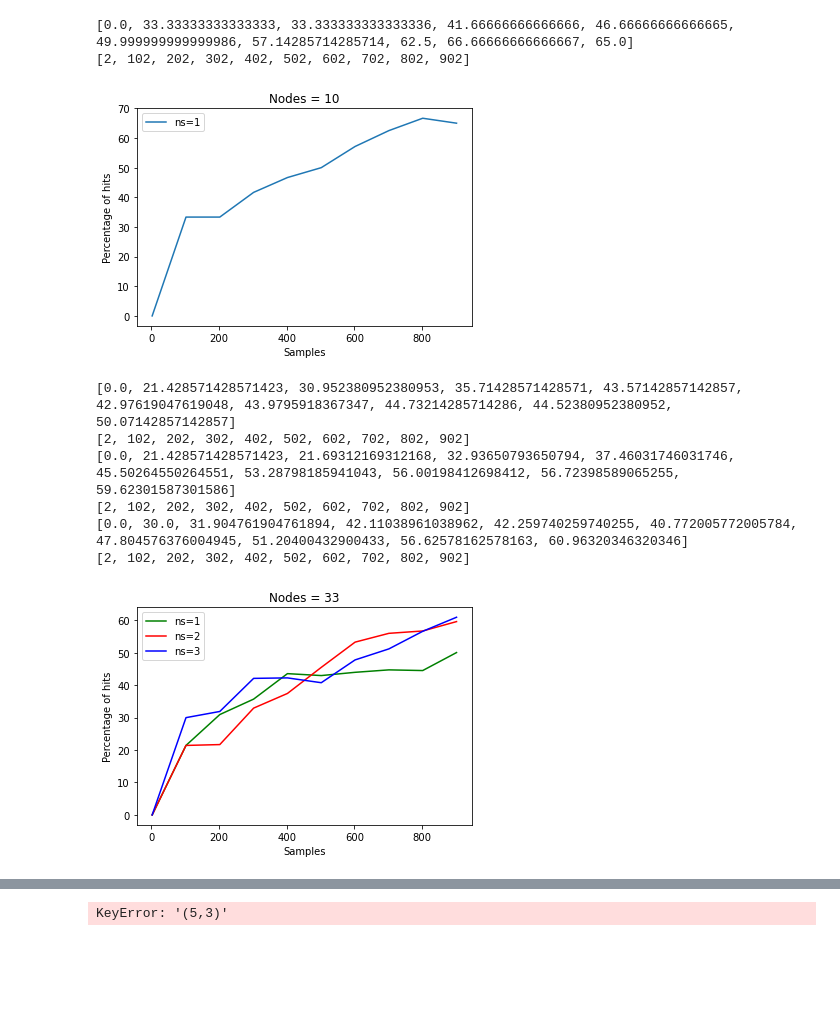
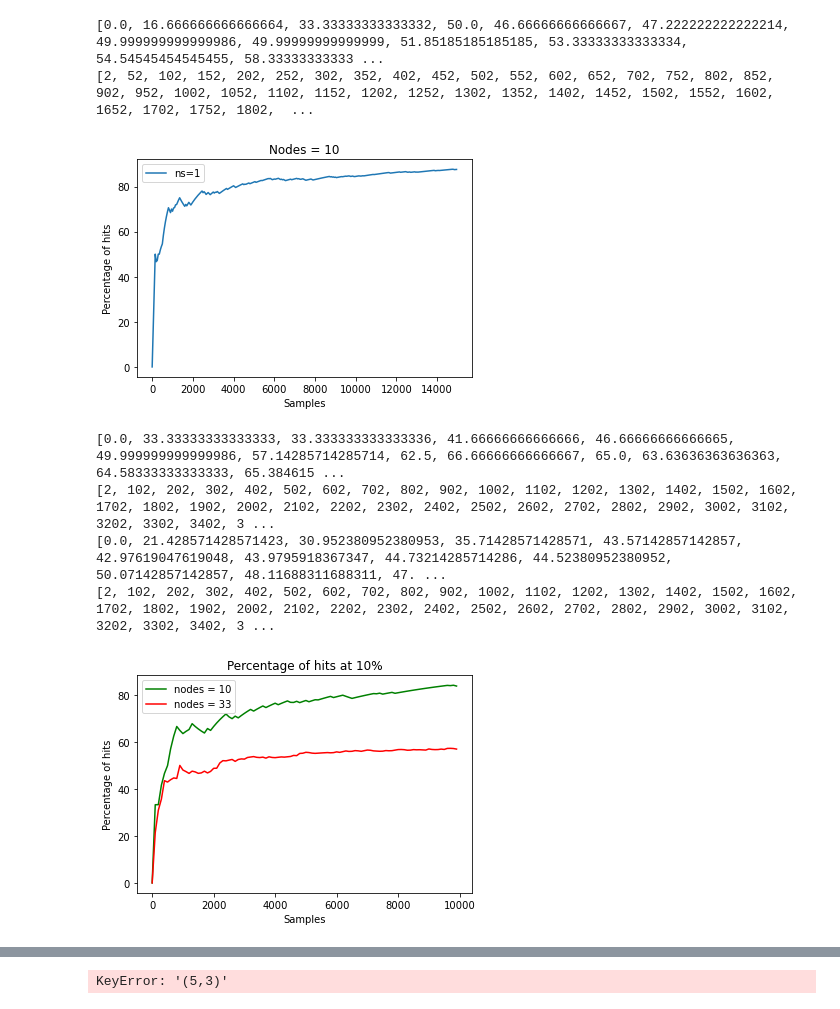
Before and after one commit to garagond/Causalnference, a Jupyter notebook: CausalInference.ipynb, the cells around one changed output, grey strips where cells are left out. Saved outputs shown, nothing was run; the diff lists cells and outputs as text; code cells hidden in the pictures; blank space fills up the shorter version.

```diff
--- a/CausalInference.ipynb
+++ b/CausalInference.ipynb
@@ -52,7 +52,7 @@ for n in nodes:
         plt.legend()
         plt.show()
     elif n==33:
-        ns = [1,2,3]
+        ns = [3,13,20]
         for num, c in zip(ns,color):
             p_hits, s = causalInference(n,num)
             plt.plot(s,p_hits, label = ("ns=" + str(num)), color = c)
@@ -65,43 +65,36 @@ for n in nodes:
         ns = [2,4,6]
         for num, c in zip(ns,color):
             p_hits, s = causalInference(n,num)
             plt.plot(s,p_hits, label = ("ns=" + str(num)), color = c)
             plt.title("Nodes = 55")
             plt.xlabel("Samples")
             plt.ylabel("Percentage of hits")
             plt.legend()
         plt.show()
     elif n==77:
         ns = [3,5,7]
         for num, c in zip(ns,color):
             p_hits, s = causalInference(n,num)
             plt.plot(s,p_hits, label = ("ns=" + str(num)), color = c)
             plt.title("Nodes = 77")
             plt.xlabel("Samples")
             plt.ylabel("Percentage of hits")
             plt.legend()
         plt.show()
     elif n==100:
         ns = [3,6,10]
         for num, c in zip(ns,color):
             p_hits, s = causalInference(n,num)
             plt.plot(s,p_hits, label = ("ns=" + str(num)), color = c)
             plt.title("Nodes = 100")
             plt.xlabel("Samples")
             plt.ylabel("Percentage of hits")
             plt.legend()
         plt.show()
 # %% [output]
-[0.0, 33.33333333333333, 33.333333333333336, 41.66666666666666, 46.66666666666665, 49.999999999999986, 57.14285714285714, 62.5, 66.66666666666667, 65.0]
-[2, 102, 202, 302, 402, 502, 602, 702, 802, 902]
+[0.0, 16.666666666666664, 33.33333333333332, 50.0, 46.66666666666667, 47.222222222222214, 49.999999999999986, 49.99999999999999, 51.85185185185185, 53.33333333333334, 54.54545454545455, 58.33333333333 ...
+[2, 52, 102, 152, 202, 252, 302, 352, 402, 452, 502, 552, 602, 652, 702, 752, 802, 852, 902, 952, 1002, 1052, 1102, 1152, 1202, 1252, 1302, 1352, 1402, 1452, 1502, 1552, 1602, 1652, 1702, 1752, 1802,  ...
-[figure, old version]
+[figure, new version]
-[0.0, 21.428571428571423, 30.952380952380953, 35.71428571428571, 43.57142857142857, 42.97619047619048, 43.9795918367347, 44.73214285714286, 44.52380952380952, 50.07142857142857]
-[2, 102, 202, 302, 402, 502, 602, 702, 802, 902]
-[0.0, 21.428571428571423, 21.69312169312168, 32.93650793650794, 37.46031746031746, 45.50264550264551, 53.28798185941043, 56.00198412698412, 56.72398589065255, 59.62301587301586]
-[2, 102, 202, 302, 402, 502, 602, 702, 802, 902]
-[0.0, 30.0, 31.904761904761894, 42.11038961038962, 42.259740259740255, 40.772005772005784, 47.804576376004945, 51.20400432900433, 56.62578162578163, 60.96320346320346]
-[2, 102, 202, 302, 402, 502, 602, 702, 802, 902]
-[figure, removed]
 # %%
 from causaldag import dci, dci_stability_selection
 from causaldag.datasets import create_synthetic_difference
@@ -124,7 +117,7 @@ def causalInference (n, ns):
     hits=[]
     perc_hits=[]
     samples=[]
-    for i in range (2,10000,100):
+    for i in range (2,15000,100):
         for j in range(10):
             X1, X2, true_difference = create_synthetic_difference(nnodes=n, nsamples=i, num_added=ns, num_removed=ns, num_altered=ns)
             p = X1.shape[1]
@@ -167,11 +160,17 @@ for n in nodes:
         ns = 3
         p_hits, s = causalInference(n,ns)
         plt.plot(s,p_hits, label = ("nodes = 100"), color = 'm')
-    plt.title("Percentage of hits at 10%")
-    plt.xlabel("Samples")
-    plt.ylabel("Percentage of hits")
-    plt.legend()
-    plt.show()
+plt.title("Percentage of hits at 10%")
+plt.xlabel("Samples")
+plt.ylabel("Percentage of hits")
+plt.legend()
+plt.show()
+# %% [output]
+[0.0, 33.33333333333333, 33.333333333333336, 41.66666666666666, 46.66666666666665, 49.999999999999986, 57.14285714285714, 62.5, 66.66666666666667, 65.0, 63.63636363636363, 64.58333333333333, 65.384615 ...
+[2, 102, 202, 302, 402, 502, 602, 702, 802, 902, 1002, 1102, 1202, 1302, 1402, 1502, 1602, 1702, 1802, 1902, 2002, 2102, 2202, 2302, 2402, 2502, 2602, 2702, 2802, 2902, 3002, 3102, 3202, 3302, 3402, 3 ...
+[0.0, 21.428571428571423, 30.952380952380953, 35.71428571428571, 43.57142857142857, 42.97619047619048, 43.9795918367347, 44.73214285714286, 44.52380952380952, 50.07142857142857, 48.11688311688311, 47. ...
+[2, 102, 202, 302, 402, 502, 602, 702, 802, 902, 1002, 1102, 1202, 1302, 1402, 1502, 1602, 1702, 1802, 1902, 2002, 2102, 2202, 2302, 2402, 2502, 2602, 2702, 2802, 2902, 3002, 3102, 3202, 3302, 3402, 3 ...
+[figure, added]
 # %%
 from causaldag import dci, dci_stability_selection
 from causaldag.datasets import create_synthetic_difference
```
Also changed, not shown: parts of 2 cells of this notebook.
